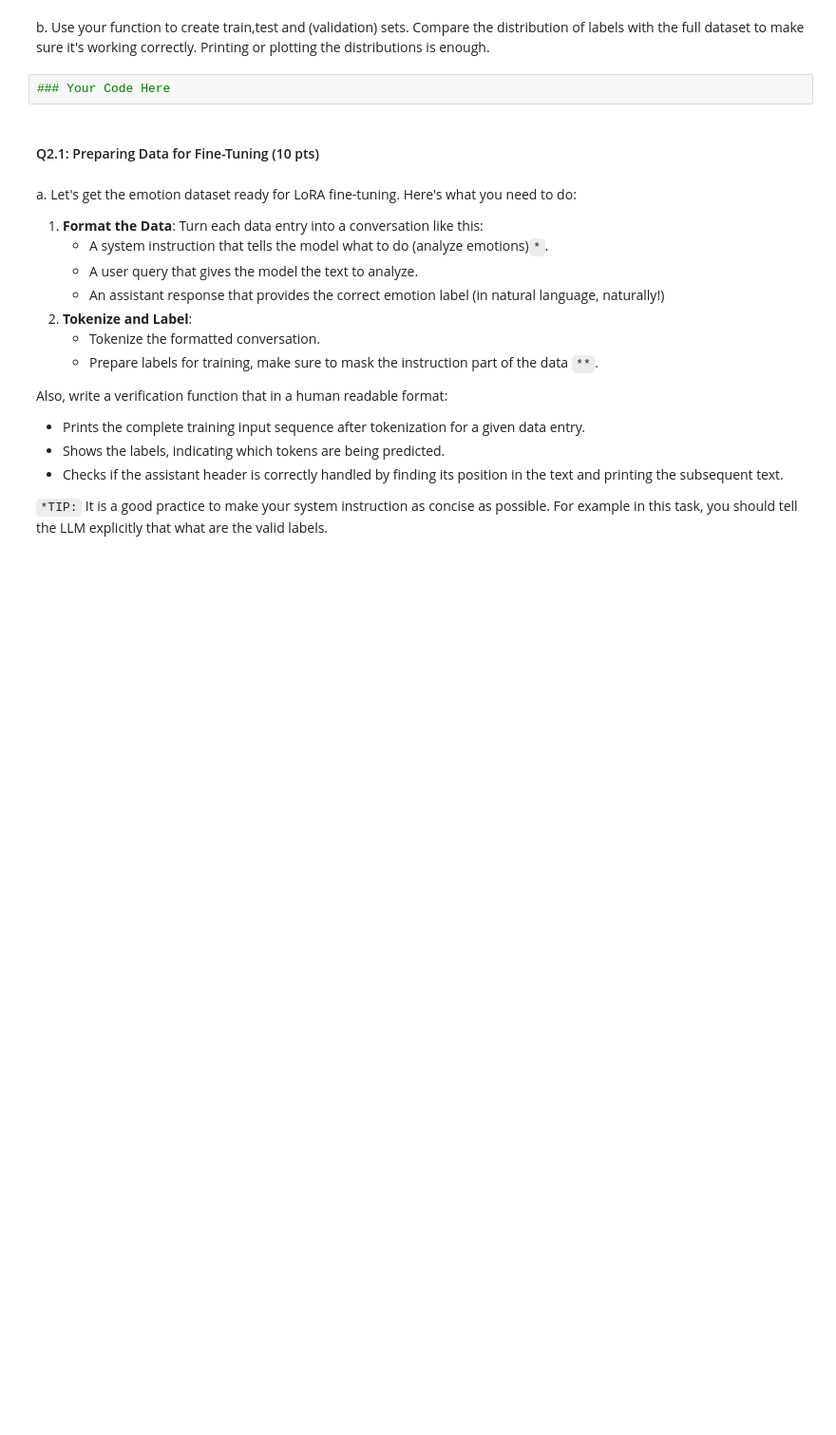
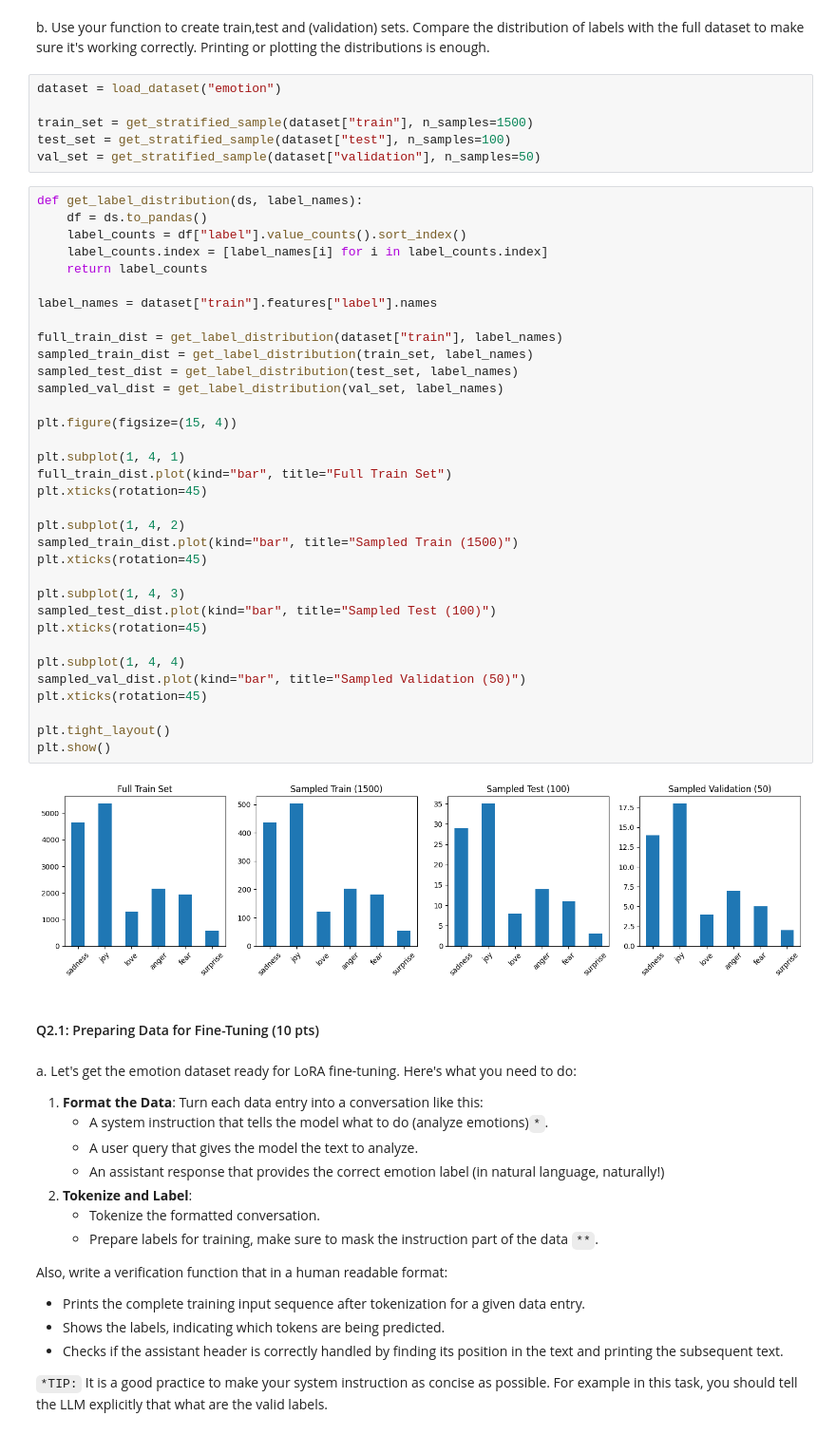
Before and after one commit to omid-moradi/LLMs-Course, a Jupyter notebook: CA1/LLM_CA1.ipynb, the cells around one changed output. Shown: that part at 95% size. Cells and saved outputs as stored; diff of their text form; blank space fills up the shorter version.

```diff
--- a/CA1/LLM_CA1.ipynb
+++ b/CA1/LLM_CA1.ipynb
@@ -534,7 +636,47 @@
 # %% [markdown]
 b. Use your function to create train,test and (validation) sets. Compare the distribution of labels with the full dataset to make sure it's working correctly. Printing or plotting the distributions is enough.
-# %%
-### Your Code Here
+# %%
+dataset = load_dataset("emotion")
+
+train_set = get_stratified_sample(dataset["train"], n_samples=1500)
+test_set = get_stratified_sample(dataset["test"], n_samples=100)
+val_set = get_stratified_sample(dataset["validation"], n_samples=50)
+# %%
+def get_label_distribution(ds, label_names):
+    df = ds.to_pandas()
+    label_counts = df["label"].value_counts().sort_index()
+    label_counts.index = [label_names[i] for i in label_counts.index]
+    return label_counts
+
+label_names = dataset["train"].features["label"].names
+
+full_train_dist = get_label_distribution(dataset["train"], label_names)
+sampled_train_dist = get_label_distribution(train_set, label_names)
+sampled_test_dist = get_label_distribution(test_set, label_names)
+sampled_val_dist = get_label_distribution(val_set, label_names)
+
+plt.figure(figsize=(15, 4))
+
+plt.subplot(1, 4, 1)
+full_train_dist.plot(kind="bar", title="Full Train Set")
+plt.xticks(rotation=45)
+
+plt.subplot(1, 4, 2)
+sampled_train_dist.plot(kind="bar", title="Sampled Train (1500)")
+plt.xticks(rotation=45)
+
+plt.subplot(1, 4, 3)
+sampled_test_dist.plot(kind="bar", title="Sampled Test (100)")
+plt.xticks(rotation=45)
+
+plt.subplot(1, 4, 4)
+sampled_val_dist.plot(kind="bar", title="Sampled Validation (50)")
+plt.xticks(rotation=45)
+
+plt.tight_layout()
+plt.show()
+# %% [output]
+[figure, added]
 # %% [markdown]
 #### Q2.1: Preparing Data for Fine-Tuning (10 pts)
 # %% [markdown]
```
Also changed, not shown: parts of 14 cells of this notebook.
